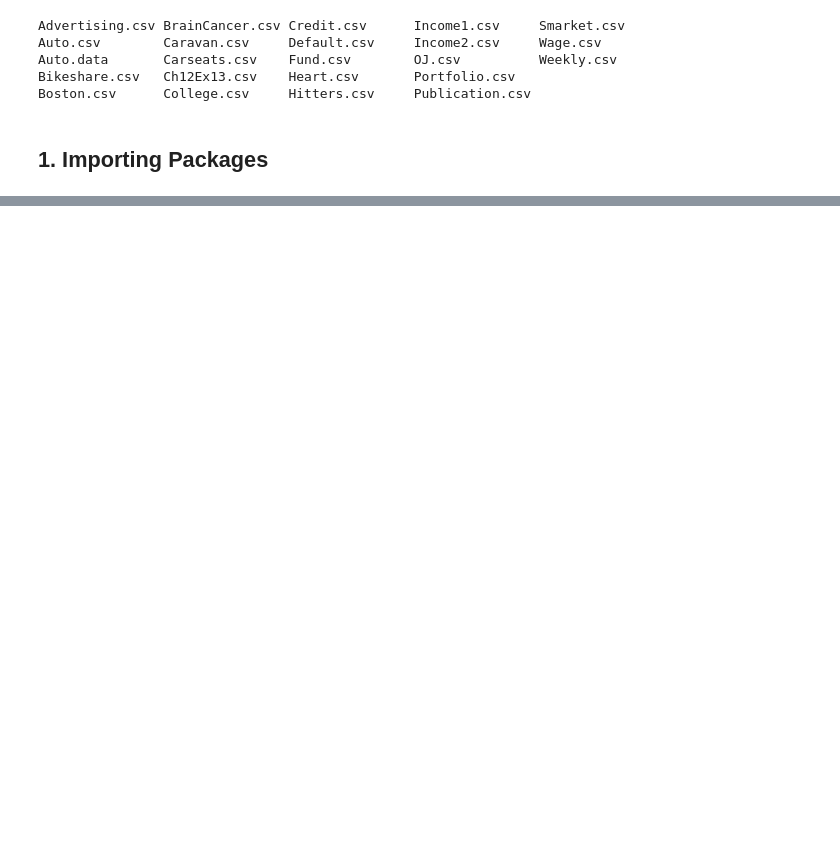
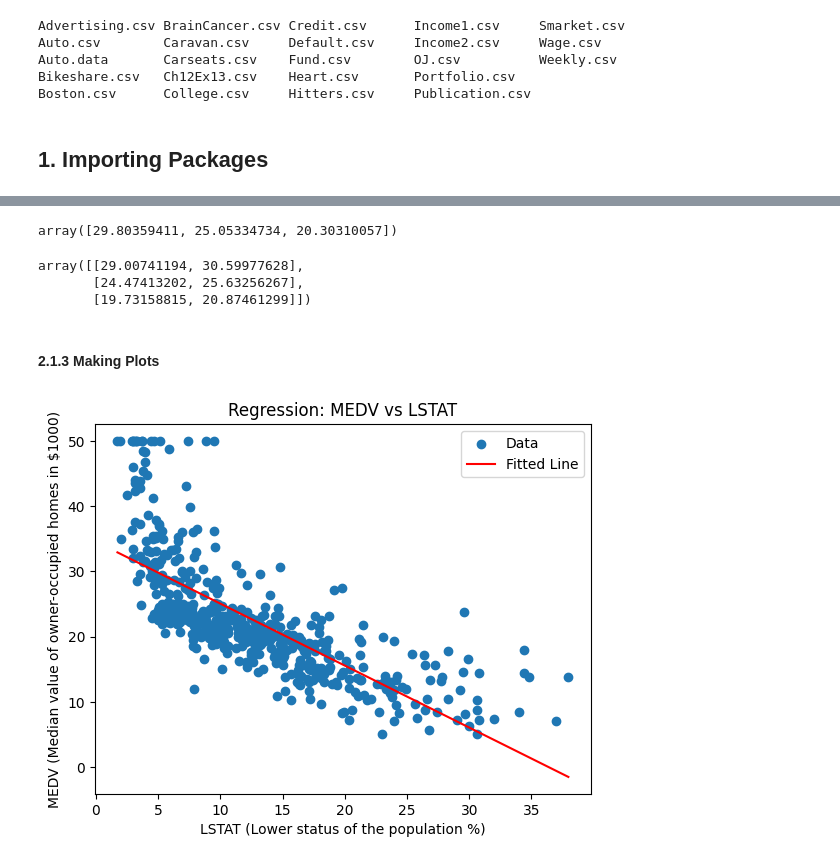
Before and after one commit to Xiaoke1982/statistical_learning_python, a Jupyter notebook: notebooks/2_Linear_Regression.ipynb, the cells around one changed output, grey strips where cells are left out. Saved outputs shown, nothing was run; the diff lists cells and outputs as text; code cells hidden in the pictures; blank space fills up the shorter version.

Commit message:
Simple Linear Regression

```diff
--- a/notebooks/2_Linear_Regression.ipynb
+++ b/notebooks/2_Linear_Regression.ipynb
@@ -26,0 +132,4 @@ Boston = pd.read_csv("../data/Boston.csv",
+# %%
+X = Boston[["lstat"]]  # X is a dataframe
+X = sm.add_constant(X)  # add in constant 1 column for intercept
+X.head()
@@ -26,0 +143,3 @@ Boston = pd.read_csv("../data/Boston.csv",
+# %%
+y = Boston["medv"]  # y is a Series
+y.head()
@@ -26,0 +155,4 @@ Boston = pd.read_csv("../data/Boston.csv",
+# %%
+model = sm.OLS(y, X)  #initialize the OLS model
+
+results = model.fit()  # fit the model
@@ -26,0 +189,4 @@ Boston = pd.read_csv("../data/Boston.csv",
+# %%
+newX = pd.DataFrame({"lstat":[5,10,15]})
+newX = sm.add_constant(newX)
+newX
@@ -26,0 +207,12 @@ Boston = pd.read_csv("../data/Boston.csv",
+# %%
+new_predictions.predicted_mean
+# %% [output]
+array([29.80359411, 25.05334734, 20.30310057])
+# %%
+new_predictions.conf_int(alpha = 0.05)
+# %% [output]
+array([[29.00741194, 30.59977628],
+       [24.47413202, 25.63256267],
+       [19.73158815, 20.87461299]])
+# %% [markdown]
+#### 2.1.3 Making Plots
@@ -26,0 +221,17 @@ Boston = pd.read_csv("../data/Boston.csv",
+# %%
+plt.scatter(X["lstat"], y, label="Data")
+
+lstat_pred = np.linspace(X["lstat"].min(), X["lstat"].max(), 100)
+X_pred = sm.add_constant(lstat_pred)
+medv_pred = results.predict(X_pred)
+
+plt.plot(lstat_pred, medv_pred, color="red", label="Fitted Line")
+
+plt.xlabel('LSTAT (Lower status of the population %)')
+plt.ylabel('MEDV (Median value of owner-occupied homes in $1000)')
+plt.title("Regression: MEDV vs LSTAT")
+plt.legend()
+
+plt.show()
+# %% [output]
+[figure, added]
```
Also changed, not shown: parts of 35 cells of this notebook, 1 other file.
